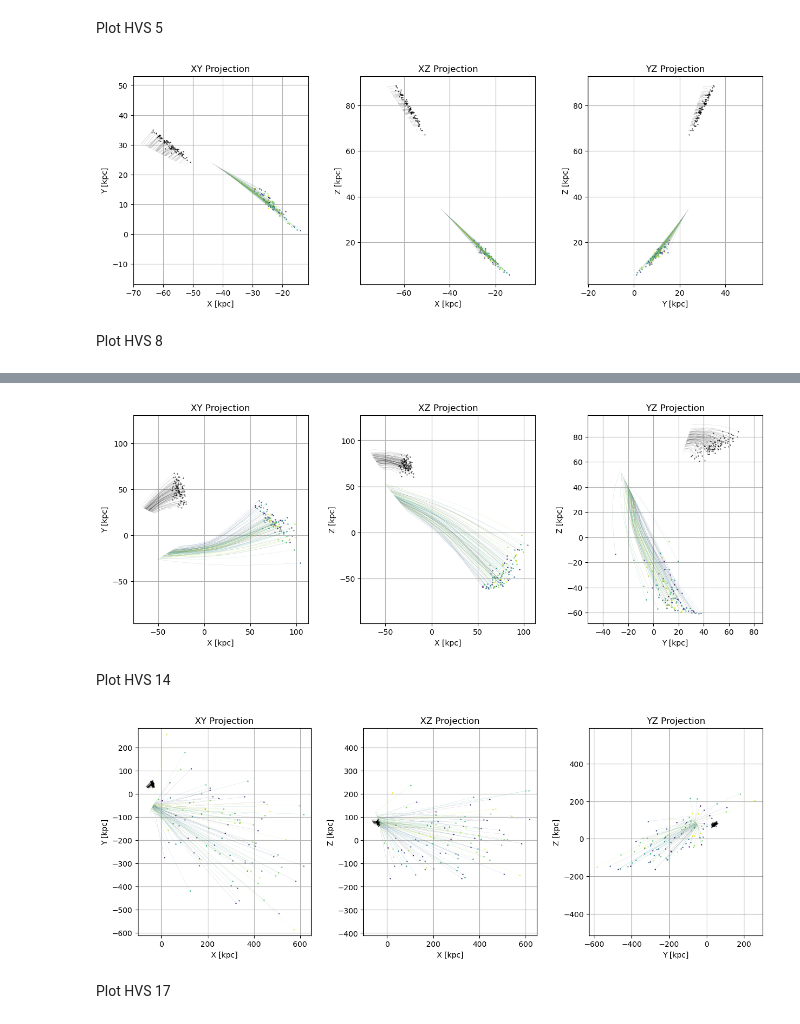
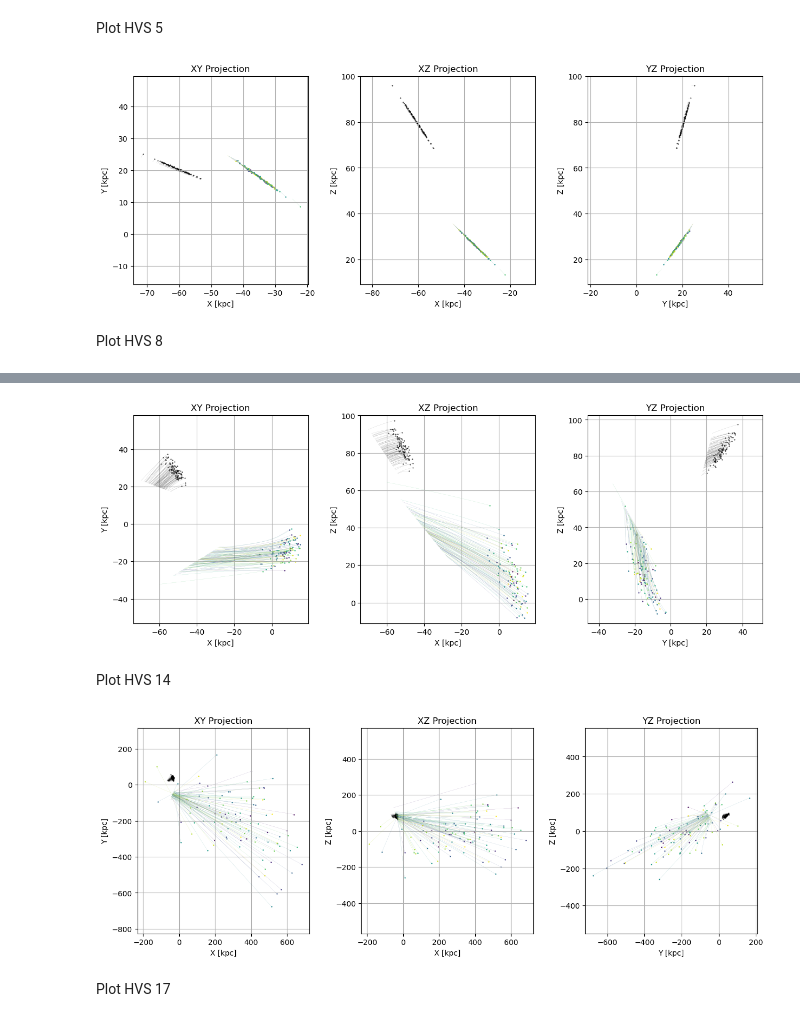
Before and after one commit to HaydenTedrake/HPV_project, a Jupyter notebook: Galaxies/UrsaMajorI.ipynb, the cells around one changed output, grey strips where cells are left out. Cells and saved outputs as stored; diff of their text form; code cells hidden in the pictures.

```diff
--- a/Galaxies/UrsaMajorI.ipynb
+++ b/Galaxies/UrsaMajorI.ipynb
@@ -22,3 +16,9 @@ min23 = 1944.472006402819
+# %%
+min5 = 63.56136745306394
+min8 = 2544.3637837316755
+min14 = 2393.5865666462355
+min17 = 437.6941012509464
+min23 = 1854.103879492749
 # %% [markdown]
 Helper Functions
 # %%
@@ -61,9 +61,9 @@ pot = gp.MilkyWayPotential()
 Ursa Major I
 # %%
 dwarf_dict = {
-    'ra': 160, #degree
+    'ra': 158.72, #degree
     'e_ra': 0.0001, #degree
-    'dec': 56, #degree
+    'dec': 51.92, #degree
     'e_dec': 0.0001, #degree
     'dist': 97.3, #kpc
     'e_dist': 5.8, #kpc
@@ -280,10 +280,12 @@ ax_yz.grid(True)
 plt.tight_layout(rect=[0, 0, 1, 0.95])
 plt.show()
 # %% [output]
-[figure, old version]
+[figure, new version]
 # %% [markdown]
 Plot HVS 8
 # %%
+min8 = 1000
+
 orbits = calculate_orbits(dict8, hvs8_ics, min8)
 dwarf_orbits = calculate_orbits(dwarf_dict, dwarf_ics, min8)
 
@@ -347,4 +351,4 @@ plt.show()
-[figure, old version]
+[figure, new version]
 # %% [markdown]
 Plot HVS 14
 # %%
@@ -408,7 +412,7 @@ ax_yz.grid(True)
 plt.tight_layout(rect=[0, 0, 1, 0.95])
 plt.show()
 # %% [output]
-[figure, old version]
+[figure, new version]
 # %% [markdown]
 Plot HVS 17
 # %%
```
Also changed, not shown: parts of 4 cells of this notebook, 8 other files.
